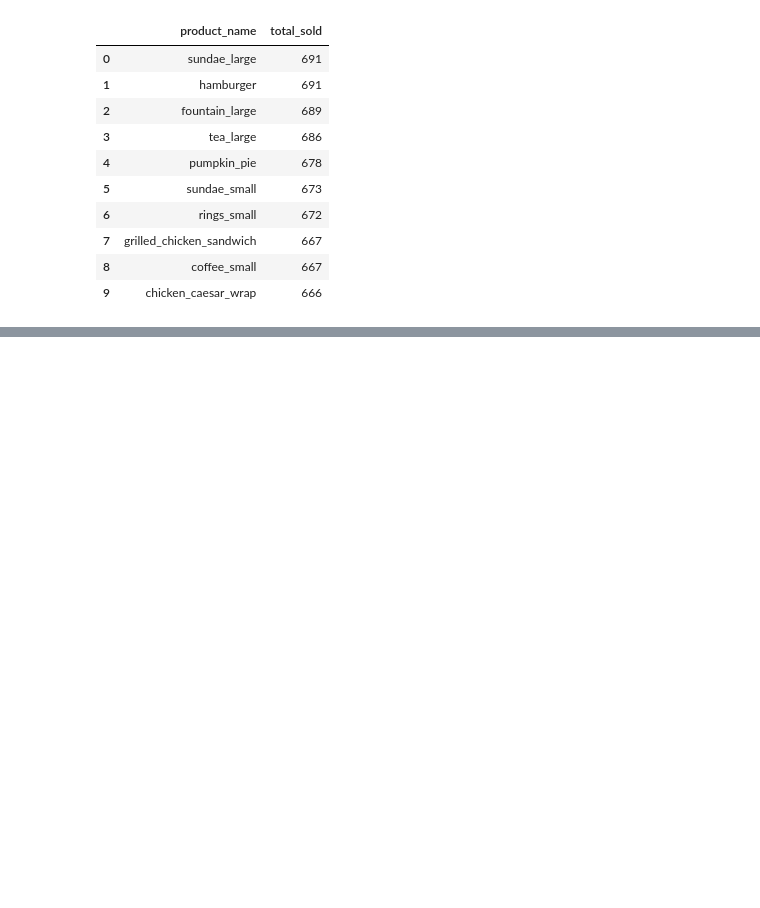
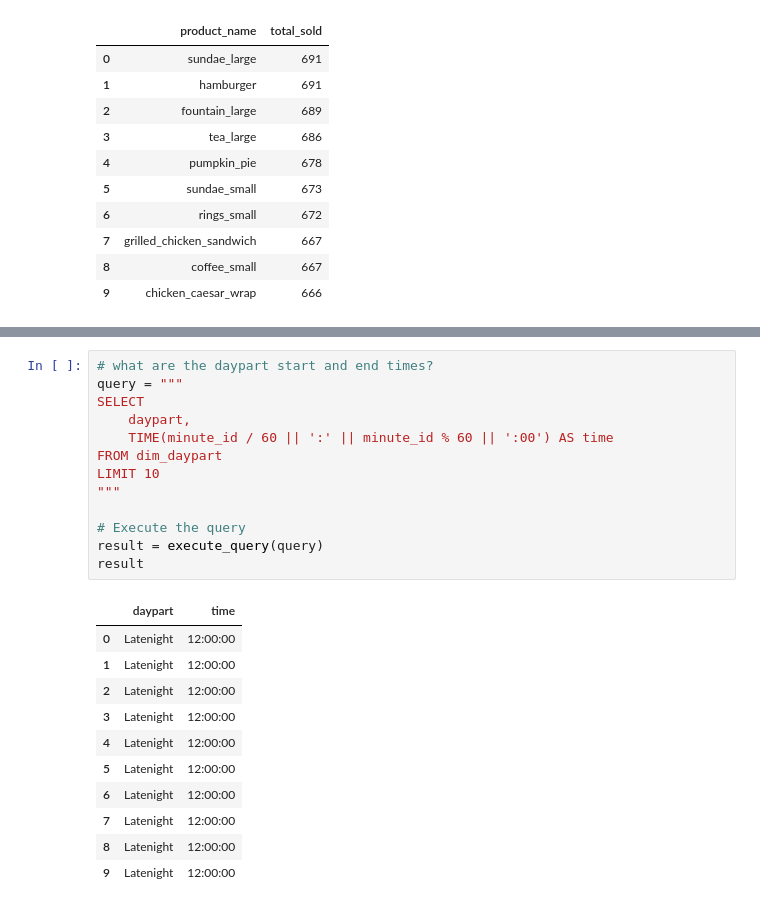
Before and after one commit to gojandrooo/insights-on-demand-demo, a Jupyter notebook: nb03_db_query.ipynb, the cells around one changed output, grey strips where cells are left out. Cells and saved outputs as stored; diff of their text form; blank space fills up the shorter version.

```diff
--- a/nb03_db_query.ipynb
+++ b/nb03_db_query.ipynb
@@ -1058,0 +1104,25 @@ result
+# %%
+# what are the daypart start and end times?
+query = """
+SELECT
+    daypart,
+    TIME(minute_id / 60 || ':' || minute_id % 60 || ':00') AS time
+FROM dim_daypart
+LIMIT 10
+"""
+
+# Execute the query
+result = execute_query(query)
+result
+# %% [output]
+|  | daypart | time |
+| 0 | Latenight | 12:00:00 |
+| 1 | Latenight | 12:00:00 |
+| 2 | Latenight | 12:00:00 |
+| 3 | Latenight | 12:00:00 |
+| 4 | Latenight | 12:00:00 |
+| 5 | Latenight | 12:00:00 |
+| 6 | Latenight | 12:00:00 |
+| 7 | Latenight | 12:00:00 |
+| 8 | Latenight | 12:00:00 |
+| 9 | Latenight | 12:00:00 |
```
Also changed, not shown: parts of 7 cells of this notebook, 9 other files.
